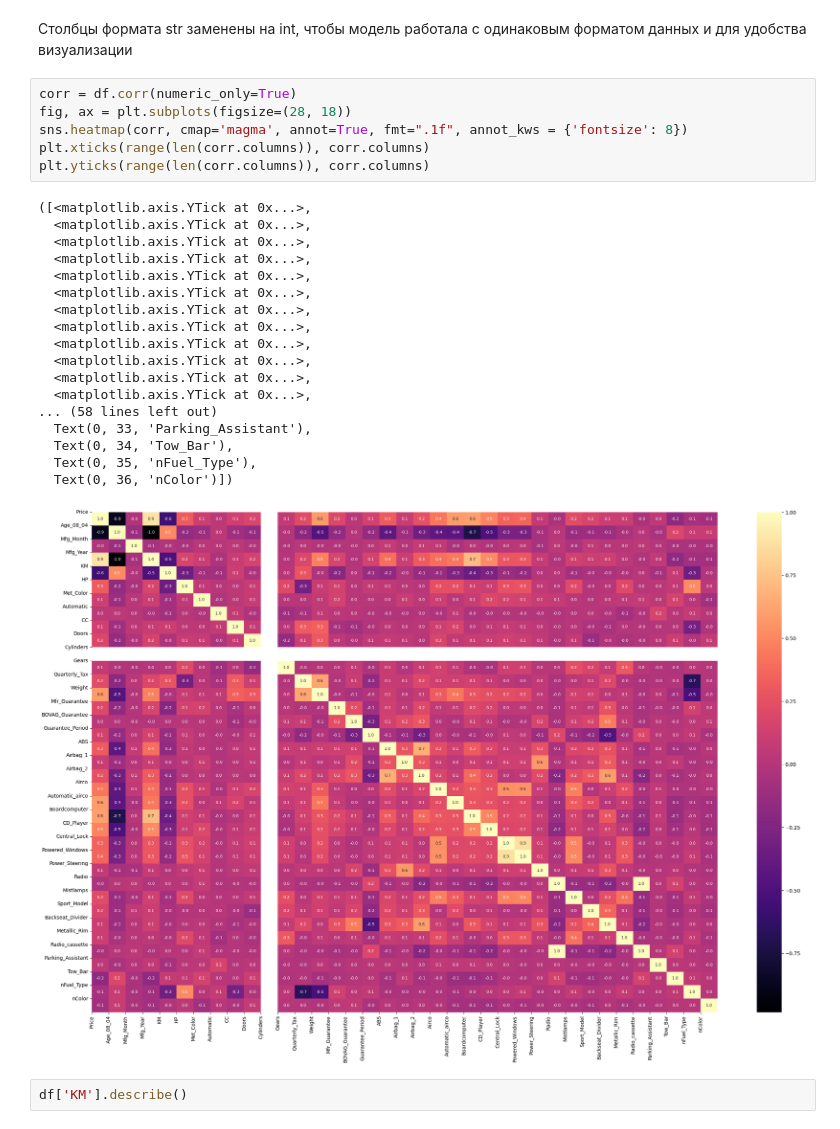
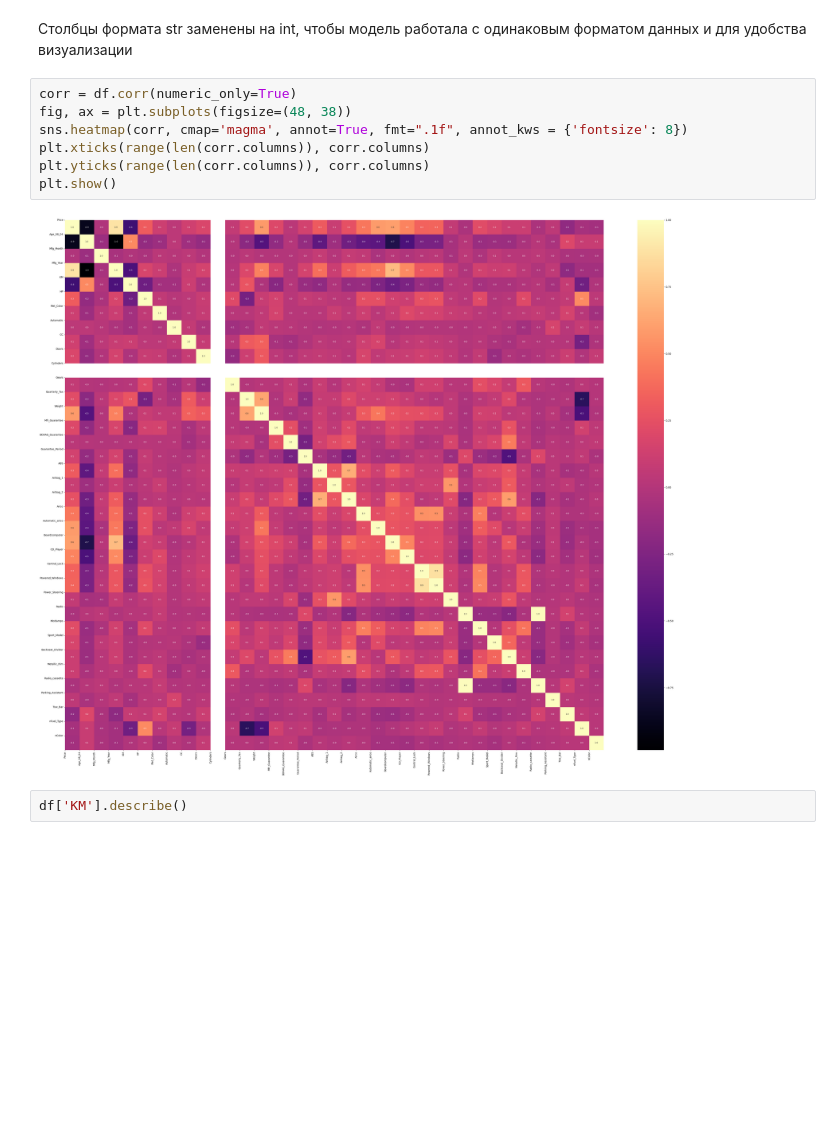
Before and after one commit to isachagit/ML_Homework, a Jupyter notebook: hw04_LinearRegression/hw04_LinearRegression.ipynb, the cells around one changed output. Drawn from its saved outputs; the diff is of its cells as text; blank space fills up the shorter version.

```diff
--- a/hw04_LinearRegression/hw04_LinearRegression.ipynb
+++ b/hw04_LinearRegression/hw04_LinearRegression.ipynb
@@ -66,29 +66,13 @@ Length: 10, dtype: str
 Столбцы формата str заменены на int, чтобы модель работала с одинаковым форматом данных и для удобства визуализации
 # %%
 corr = df.corr(numeric_only=True)
-fig, ax = plt.subplots(figsize=(28, 18))
+fig, ax = plt.subplots(figsize=(48, 38))
 sns.heatmap(corr, cmap='magma', annot=True, fmt=".1f", annot_kws = {'fontsize': 8})
 plt.xticks(range(len(corr.columns)), corr.columns)
 plt.yticks(range(len(corr.columns)), corr.columns)
+plt.show()
 # %% [output]
-([<matplotlib.axis.YTick at 0x...>,
-  <matplotlib.axis.YTick at 0x...>,
-  <matplotlib.axis.YTick at 0x...>,
-  <matplotlib.axis.YTick at 0x...>,
-  <matplotlib.axis.YTick at 0x...>,
-  <matplotlib.axis.YTick at 0x...>,
-  <matplotlib.axis.YTick at 0x...>,
-  <matplotlib.axis.YTick at 0x...>,
-  <matplotlib.axis.YTick at 0x...>,
-  <matplotlib.axis.YTick at 0x...>,
-  <matplotlib.axis.YTick at 0x...>,
-  <matplotlib.axis.YTick at 0x...>,
-... (58 lines left out)
-  Text(0, 33, 'Parking_Assistant'),
-  Text(0, 34, 'Tow_Bar'),
-  Text(0, 35, 'nFuel_Type'),
-  Text(0, 36, 'nColor')])
-[figure, old version]
+[figure, new version]
 # %%
 df['KM'].describe()
 # %% [output]
```
Also changed, not shown: parts of 7 cells of this notebook, 4 other files.
